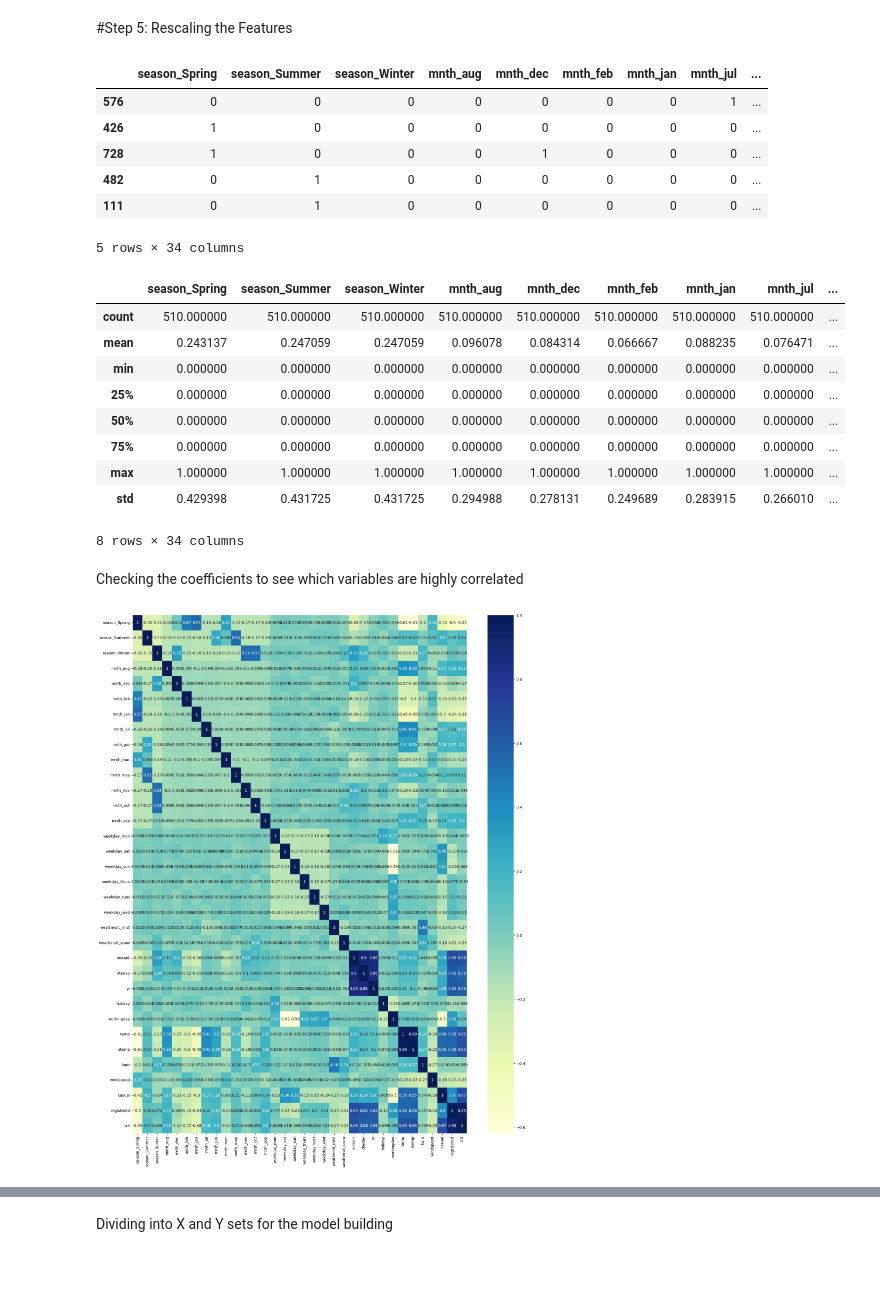
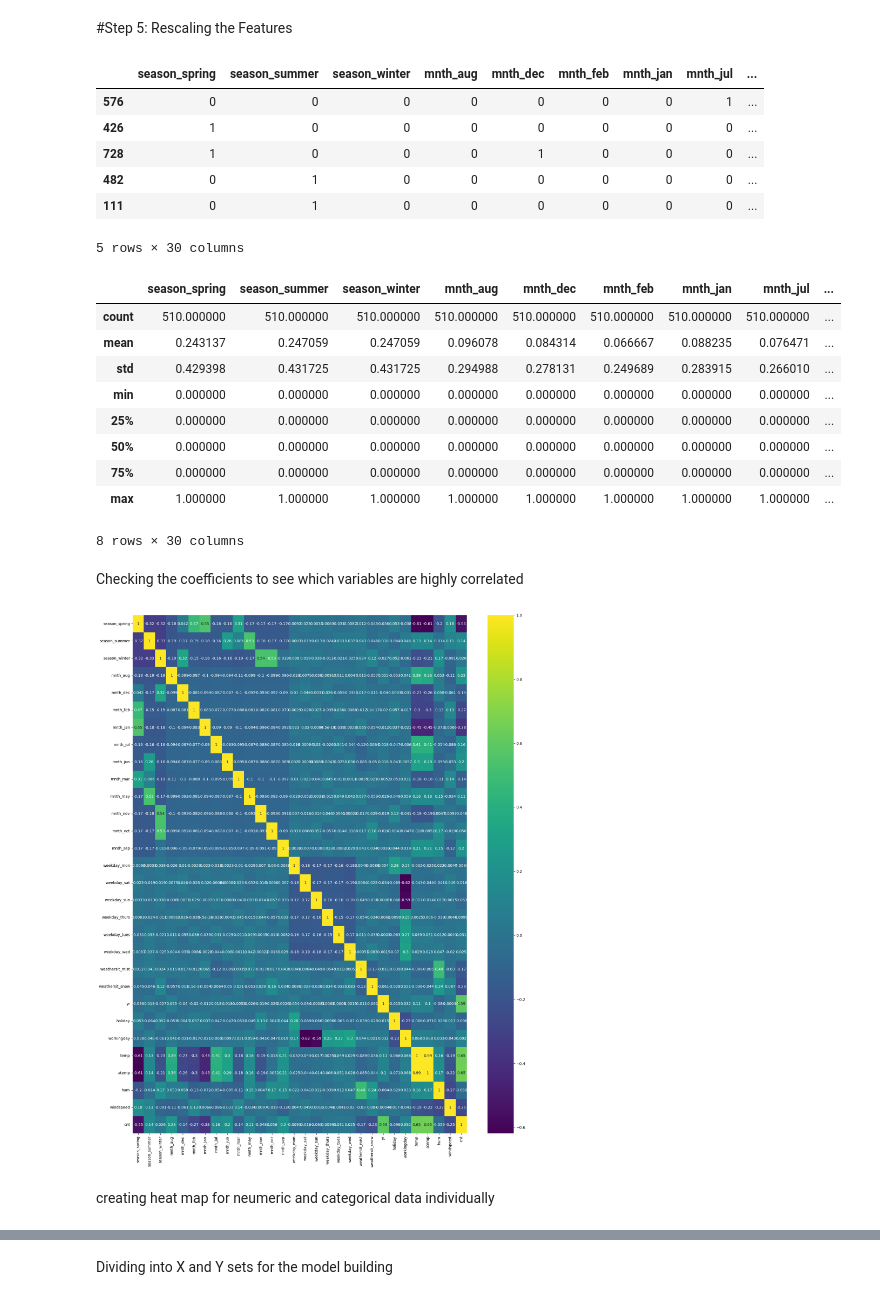
Before and after one commit to debnathch/boombikes_sharing_linerReg, a Jupyter notebook: boombikes_sharing_assignmet.ipynb, the cells around one changed output, grey strips where cells are left out. Drawn from its saved outputs; the diff is of its cells as text; code cells hidden in the pictures; blank space fills up the shorter version.

```diff
--- a/boombikes_sharing_assignmet.ipynb
+++ b/boombikes_sharing_assignmet.ipynb
@@ -31,7 +34,7 @@ from sklearn.preprocessing import MinMaxScaler
 # %% [markdown]
 #Step 1: Reading and Understanding the Data
 # %%
-df=pd.read_csv('day.csv')
+df=pd.read_csv('https://raw.githubusercontent.com/debnathch/boombikes_sharing_linerReg/master/day.csv')
 df.head()
 # %% [output]
 |  | instant | dteday | season | yr | mnth | holiday | weekday | workingday | weathersit | temp | ... |
@@ -97,0 +94,4 @@ plt.show()
+# %%
+# Checking for duplicate values
+df.drop_duplicates(inplace=True)
+df.shape
@@ -119,8 +123,8 @@ df.season.value_counts()
 | 4 | 178 |
 dtype: int64
 # %%
-#df['season']=df['season'].apply(ass_seasons)
-df.season = df.season.map({1:'Spring', 2:'Summer', 3:'Fall', 4:'Winter'})
+df['season']=df['season'].apply(ass_seasons)
+#df.season = df.season.map({1:'Spring', 2:'Summer', 3:'Fall', 4:'Winter'})
 # %%
 df.season.value_counts()
 # %% [output]
@@ -414,31 +453,36 @@ train_data[num_vars] = scaler.fit_transform(train_data[num_vars])
 # %%
 train_data.head()
 # %% [output]
-|  | season_Spring | season_Summer | season_Winter | mnth_aug | mnth_dec | mnth_feb | mnth_jan | mnth_jul | ... |
+|  | season_spring | season_summer | season_winter | mnth_aug | mnth_dec | mnth_feb | mnth_jan | mnth_jul | ... |
 | 576 | 0 | 0 | 0 | 0 | 0 | 0 | 0 | 1 | ... |
 | 426 | 1 | 0 | 0 | 0 | 0 | 0 | 0 | 0 | ... |
 | 728 | 1 | 0 | 0 | 0 | 1 | 0 | 0 | 0 | ... |
 | 482 | 0 | 1 | 0 | 0 | 0 | 0 | 0 | 0 | ... |
 | 111 | 0 | 1 | 0 | 0 | 0 | 0 | 0 | 0 | ... |
-5 rows × 34 columns
+5 rows × 30 columns
 # %%
 train_data.describe()
 # %% [output]
-|  | season_Spring | season_Summer | season_Winter | mnth_aug | mnth_dec | mnth_feb | mnth_jan | mnth_jul | ... |
+|  | season_spring | season_summer | season_winter | mnth_aug | mnth_dec | mnth_feb | mnth_jan | mnth_jul | ... |
 | count | 510.000000 | 510.000000 | 510.000000 | 510.000000 | 510.000000 | 510.000000 | 510.000000 | 510.000000 | ... |
 | mean | 0.243137 | 0.247059 | 0.247059 | 0.096078 | 0.084314 | 0.066667 | 0.088235 | 0.076471 | ... |
+| std | 0.429398 | 0.431725 | 0.431725 | 0.294988 | 0.278131 | 0.249689 | 0.283915 | 0.266010 | ... |
 | min | 0.000000 | 0.000000 | 0.000000 | 0.000000 | 0.000000 | 0.000000 | 0.000000 | 0.000000 | ... |
 | 25% | 0.000000 | 0.000000 | 0.000000 | 0.000000 | 0.000000 | 0.000000 | 0.000000 | 0.000000 | ... |
 | 50% | 0.000000 | 0.000000 | 0.000000 | 0.000000 | 0.000000 | 0.000000 | 0.000000 | 0.000000 | ... |
 | 75% | 0.000000 | 0.000000 | 0.000000 | 0.000000 | 0.000000 | 0.000000 | 0.000000 | 0.000000 | ... |
 | max | 1.000000 | 1.000000 | 1.000000 | 1.000000 | 1.000000 | 1.000000 | 1.000000 | 1.000000 | ... |
-| std | 0.429398 | 0.431725 | 0.431725 | 0.294988 | 0.278131 | 0.249689 | 0.283915 | 0.266010 | ... |
-8 rows × 34 columns
+8 rows × 30 columns
 # %% [markdown]
 Checking the coefficients to see which variables are highly correlated
 # %%
+
+#having the correlation of the variables
 plt.figure(figsize = (20, 25))
-sns.heatmap(train_data.corr(), annot = True, cmap="YlGnBu")
+sns.heatmap(train_data.corr(), annot = True, cmap = 'viridis')
+#viridis
 plt.show()
 # %% [output]
-[figure, old version]
+[figure, new version]
+# %% [markdown]
+creating heat map for neumeric and categorical data individually
```
Also changed, not shown: parts of 69 cells of this notebook.
